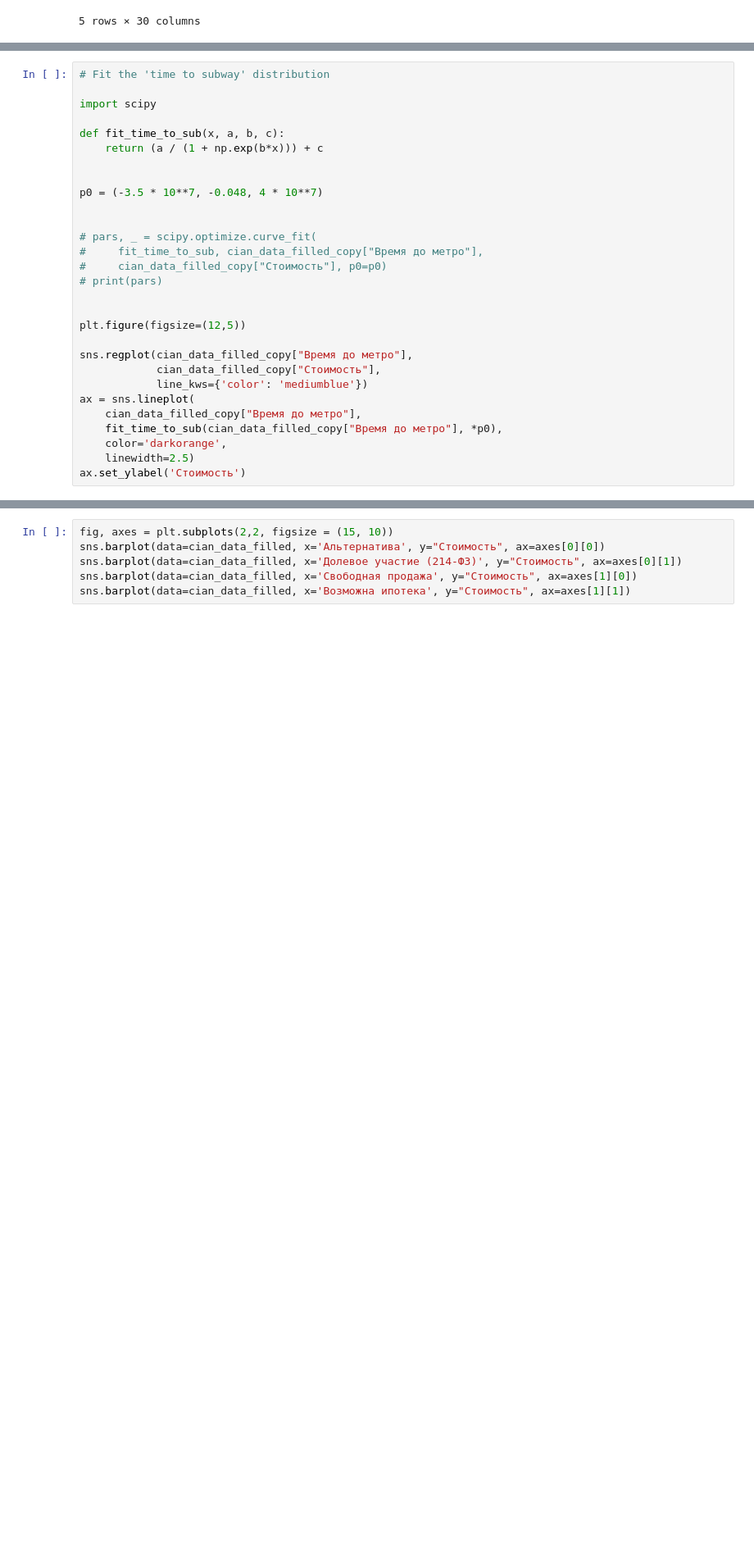
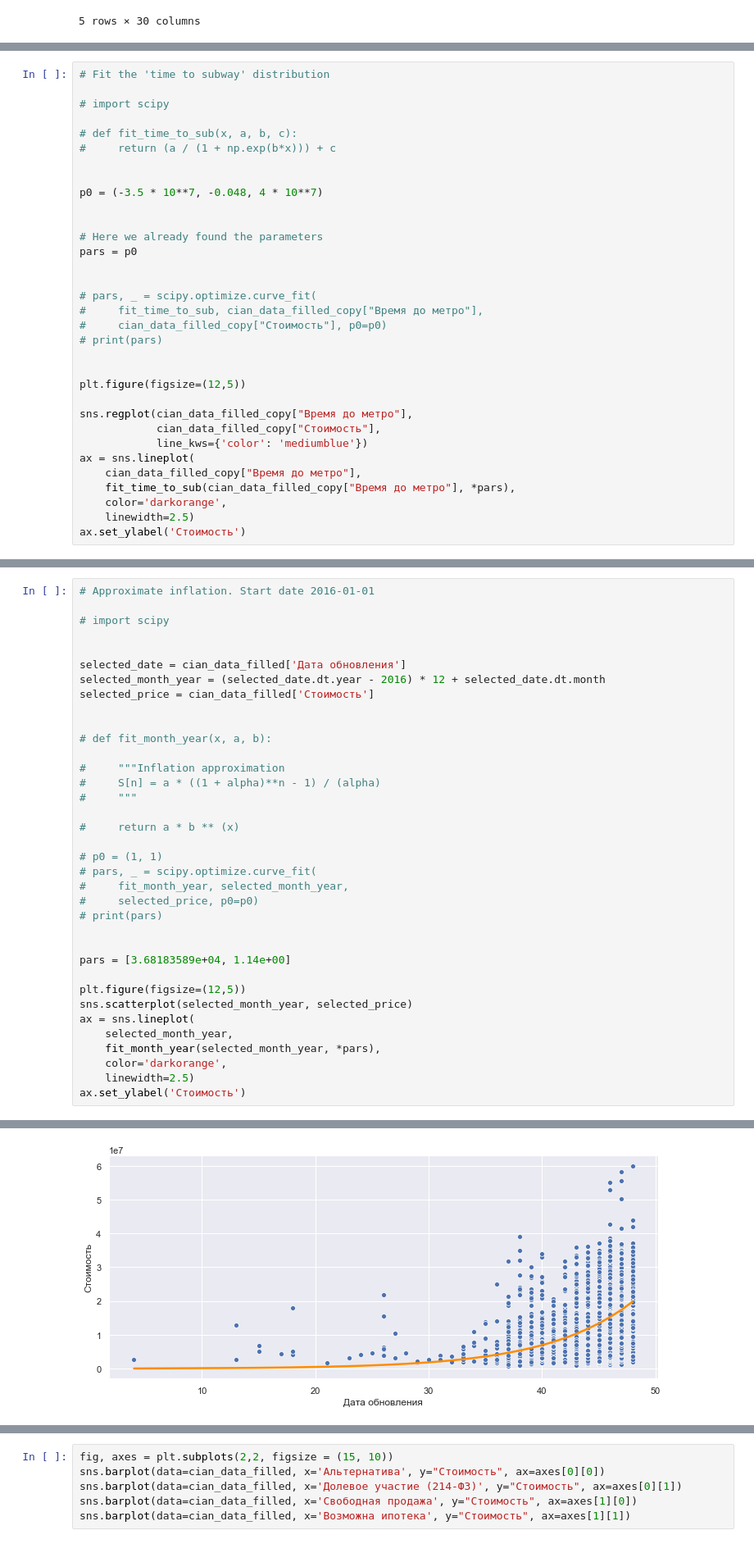
Before and after one commit to aleksanp/cian_prices, a Jupyter notebook: cian_prices.ipynb, the cells around one changed output, grey strips where cells are left out. Shown at 82% size. Saved outputs shown, nothing was run; the diff lists cells and outputs as text; blank space fills up the shorter version.

```diff
--- a/cian_prices.ipynb
+++ b/cian_prices.ipynb
@@ -840,13 +826,17 @@ sns.regplot(cian_data_filled_copy["Время до метро"],
 # %%
 # Fit the 'time to subway' distribution
 
-import scipy
+# import scipy
 
-def fit_time_to_sub(x, a, b, c):
-    return (a / (1 + np.exp(b*x))) + c
+# def fit_time_to_sub(x, a, b, c):
+#     return (a / (1 + np.exp(b*x))) + c
 
 
 p0 = (-3.5 * 10**7, -0.048, 4 * 10**7)
+
+
+# Here we already found the parameters
+pars = p0
 
 
 # pars, _ = scipy.optimize.curve_fit(
@@ -862,7 +852,7 @@ sns.regplot(cian_data_filled_copy["Время до метро"],
             line_kws={'color': 'mediumblue'})
 ax = sns.lineplot(
     cian_data_filled_copy["Время до метро"],
-    fit_time_to_sub(cian_data_filled_copy["Время до метро"], *p0),
+    fit_time_to_sub(cian_data_filled_copy["Время до метро"], *pars),
     color='darkorange',
     linewidth=2.5)
 ax.set_ylabel('Стоимость')
@@ -910,0 +924,37 @@ cian_data_filled.drop(num_columns, axis=1).head()
+# %%
+# Approximate inflation. Start date 2016-01-01
+
+# import scipy
+
+
+selected_date = cian_data_filled['Дата обновления']
+selected_month_year = (selected_date.dt.year - 2016) * 12 + selected_date.dt.month
+selected_price = cian_data_filled['Стоимость']
+
+
+# def fit_month_year(x, a, b):
+
+#     """Inflation approximation
+#     S[n] = a * ((1 + alpha)**n - 1) / (alpha)
+#     """
+
+#     return a * b ** (x)
+
+# p0 = (1, 1)
+# pars, _ = scipy.optimize.curve_fit(
+#     fit_month_year, selected_month_year,
+#     selected_price, p0=p0)
+# print(pars)
+
+
+pars = [3.68183589e+04, 1.14e+00]
+
+plt.figure(figsize=(12,5))
+sns.scatterplot(selected_month_year, selected_price)
+ax = sns.lineplot(
+    selected_month_year,
+    fit_month_year(selected_month_year, *pars),
+    color='darkorange',
+    linewidth=2.5)
+ax.set_ylabel('Стоимость')
+# %% [output]
@@ -910,0 +962 @@ cian_data_filled.drop(num_columns, axis=1).head()
+[figure, added]
```
Also changed, not shown: parts of 67 cells of this notebook.
